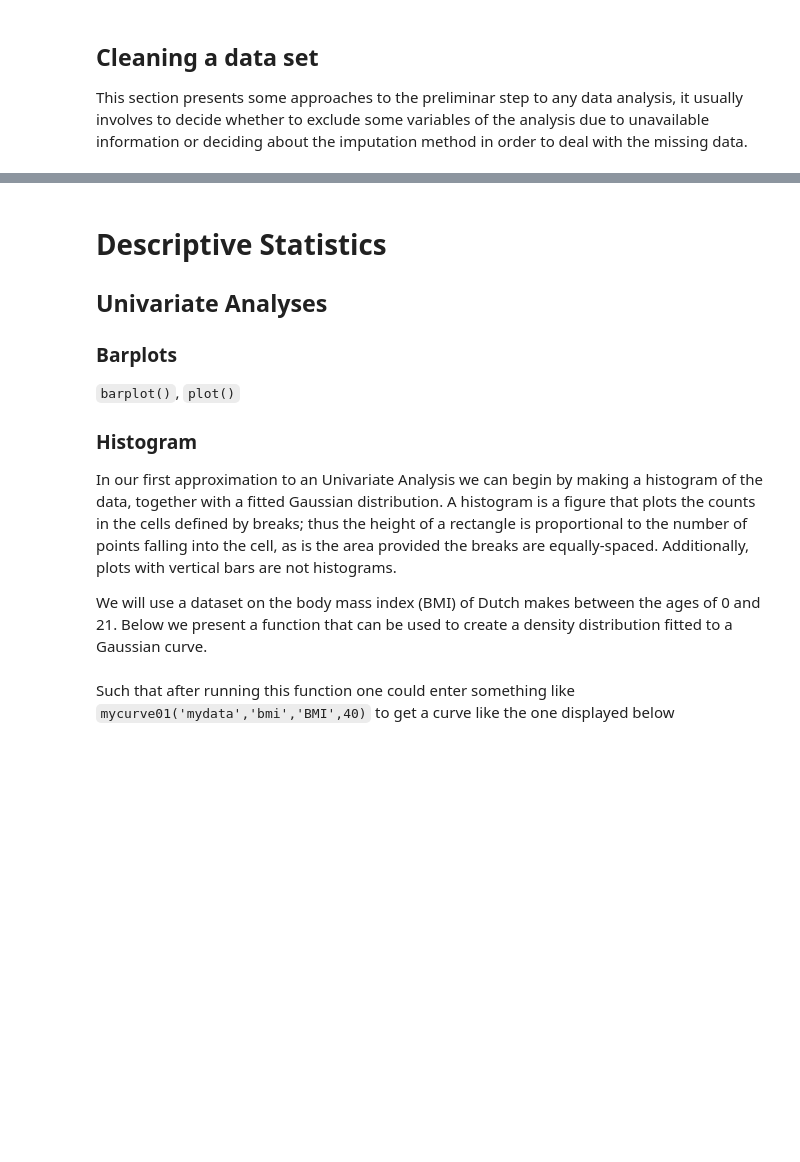
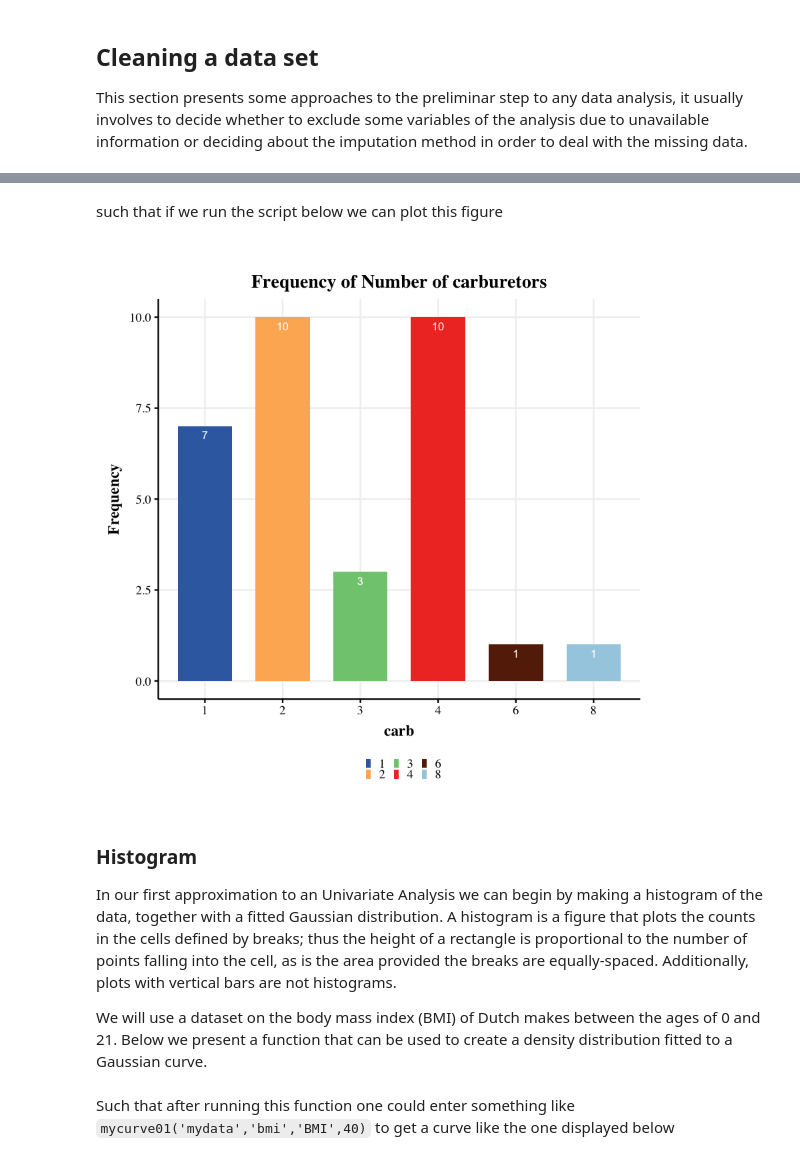
Before and after one commit to billytaipei101/6-R-statistics-for-Psy, a Jupyter notebook: R stats for psy.ipynb, the cells around one changed output, grey strips where cells are left out. Cells and saved outputs as stored; diff of their text form; code cells hidden in the pictures; blank space fills up the shorter version.

```diff
--- a/R stats for psy.ipynb
+++ b/R stats for psy.ipynb
@@ -348,14 +422,48 @@ This section presents some approaches to the preliminar step to any data analysi
+# %%
+mybarplot01 <- function(dataset,varname,varlabel){
+  #' Function that makes a barplot analyzing exclusively the count of a single variable,
+  #' The explanation of the fields are as follow
+  #'  chr   dataset   <- a data frame with at least one variable, the one to be analyzed
+  #'  chr   varname   <- is the name of the variable of interest as given by str(dataset),
+  #'  chr   varlabel  <- is the name of the variable of interest to be displayed as the x axis in the figure
+  mydat <- plyr::count(eval(parse(text = paste0(dataset,'$',varname))))
+  if(nrow(mydat)>25){
+    warning(paste0('The number of factor is ',nrow(mydat),' and the limit is set to 25 \n
+                   if you want to override this setting modify the function by yourself'))
+    mydat <- arrange(mydat,desc(freq))
+    mydat <- mydat[c(1:10),]
+  }
+  colnames(mydat)[1] <- c(varname)
+  mydat$ncha <- nchar(mydat[,c(1)])
+
+  (bar01 <- ggplot(mydat, aes(x = factor(eval(parse(text = varname))),
+                              fill=factor(eval(parse(text = varname))), y = freq, label = freq))+
+      geom_bar(stat = "identity",width=0.7) +
+      geom_text(vjust =1.6, color="white",position =position_dodge(0.9),size=3.5)+
+      labs(title = paste0("Frequency of ",varlabel),
+           x = varname,
+           y = 'Frequency')
+  )
+  if('TRUE' %in% as.vector(mydat$ncha>14)){
+    warning(paste0('The number of characters for the factor variables is larger than 10 so coord_flip is suggested \n
+                   it might be better to uncomment part of the last conditional'))
+  }
+  if(length(unique(eval(parse(text = paste0('mydat$',varname))))) > 9){
+    bar01 +theme_Publication()#+ coord_flip()
+  }else if(length(unique(eval(parse(text = paste0('mydat$',varname))))) <= 9){
+    bar01 +theme_Publication()+scale_fill_Publication()#+coord_flip()
+  }
+}
+# %% [markdown]
+such that if we run the script below we can plot this figure
+# %%
+dataset  <- 'mtcars'
+varname  <- 'carb'
+varlabel <- 'Number of carburetors'
+mybarplot01(dataset,varname,varlabel)
+# %% [output]
+[figure, added]
 # %% [markdown]
-<a id="descsta"></a>
-# Descriptive Statistics
-
-<a id="descuni"></a>
-## Univariate Analyses
-
-### Barplots
-
-`barplot()`, `plot()`
-
 ### Histogram
 
 In our first approximation to an Univariate Analysis we can begin by making a histogram of the data, together with a fitted Gaussian distribution. A histogram is a figure that plots the counts in the cells defined by breaks; thus the height of a rectangle is proportional to the number of points falling into the cell, as is the area provided the breaks are equally-spaced. Additionally, plots with vertical bars are not histograms.
```
Also changed, not shown: parts of 27 cells of this notebook.
